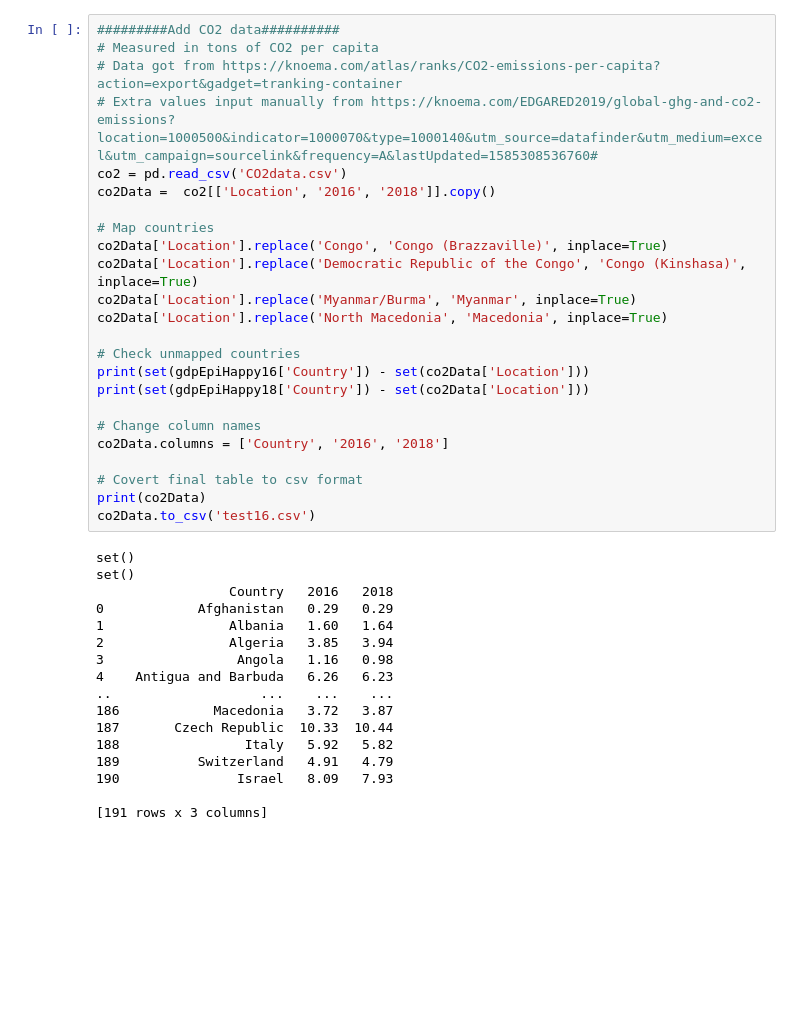
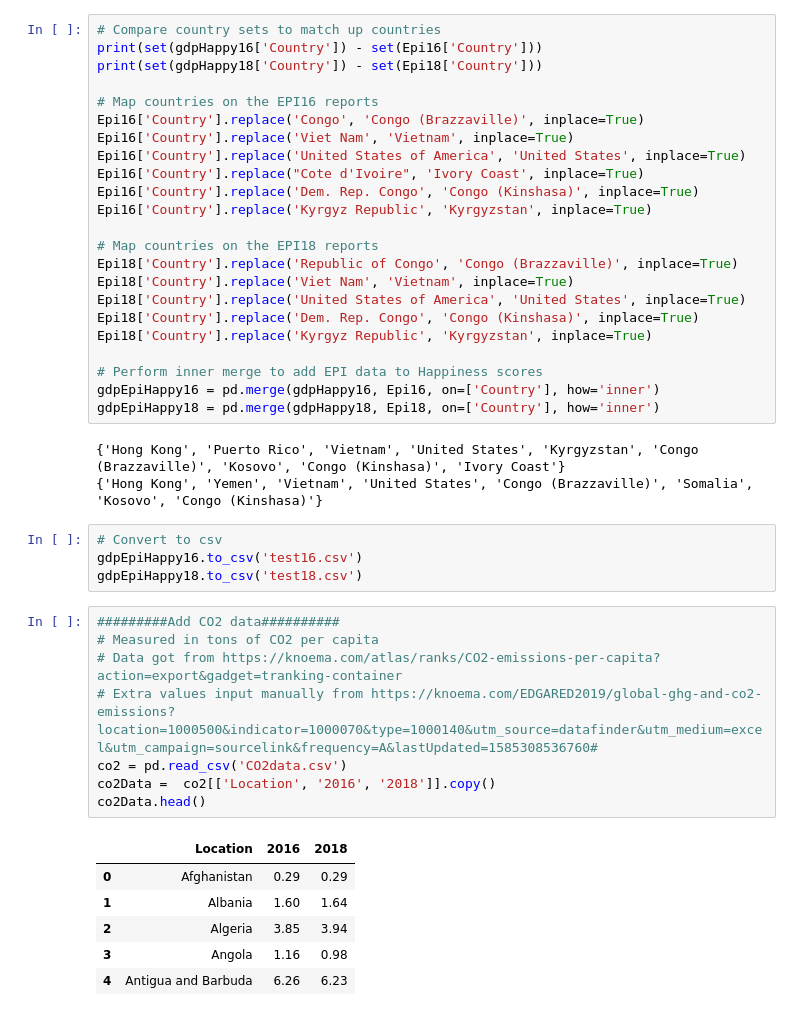
Before and after one commit to bennphsmith/Happy, a Jupyter notebook: PreData/Master.ipynb, the cells around one changed output. Cells and saved outputs as stored; diff of their text form; blank space fills up the shorter version.

```diff
--- a/PreData/Master.ipynb
+++ b/PreData/Master.ipynb
@@ -270,41 +149,45 @@ Country              Region  Happiness Score      gdpCap16  \
+# %%
+# Compare country sets to match up countries
+print(set(gdpHappy16['Country']) - set(Epi16['Country']))
+print(set(gdpHappy18['Country']) - set(Epi18['Country']))
+
+# Map countries on the EPI16 reports
+Epi16['Country'].replace('Congo', 'Congo (Brazzaville)', inplace=True)
+Epi16['Country'].replace('Viet Nam', 'Vietnam', inplace=True)
+Epi16['Country'].replace('United States of America', 'United States', inplace=True)
+Epi16['Country'].replace("Cote d'Ivoire", 'Ivory Coast', inplace=True)
+Epi16['Country'].replace('Dem. Rep. Congo', 'Congo (Kinshasa)', inplace=True)
+Epi16['Country'].replace('Kyrgyz Republic', 'Kyrgyzstan', inplace=True)
+
+# Map countries on the EPI18 reports
+Epi18['Country'].replace('Republic of Congo', 'Congo (Brazzaville)', inplace=True)
+Epi18['Country'].replace('Viet Nam', 'Vietnam', inplace=True)
+Epi18['Country'].replace('United States of America', 'United States', inplace=True)
+Epi18['Country'].replace('Dem. Rep. Congo', 'Congo (Kinshasa)', inplace=True)
+Epi18['Country'].replace('Kyrgyz Republic', 'Kyrgyzstan', inplace=True)
+
+# Perform inner merge to add EPI data to Happiness scores
+gdpEpiHappy16 = pd.merge(gdpHappy16, Epi16, on=['Country'], how='inner')
+gdpEpiHappy18 = pd.merge(gdpHappy18, Epi18, on=['Country'], how='inner')
+# %% [output]
+{'Hong Kong', 'Puerto Rico', 'Vietnam', 'United States', 'Kyrgyzstan', 'Congo (Brazzaville)', 'Kosovo', 'Congo (Kinshasa)', 'Ivory Coast'}
+{'Hong Kong', 'Yemen', 'Vietnam', 'United States', 'Congo (Brazzaville)', 'Somalia', 'Kosovo', 'Congo (Kinshasa)'}
+# %%
+# Convert to csv
+gdpEpiHappy16.to_csv('test16.csv')
+gdpEpiHappy18.to_csv('test18.csv')
 # %%
 #########Add CO2 data##########
 # Measured in tons of CO2 per capita
 # Data got from https://knoema.com/atlas/ranks/CO2-emissions-per-capita?action=export&gadget=tranking-container
 # Extra values input manually from https://knoema.com/EDGARED2019/global-ghg-and-co2-emissions?location=1000500&indicator=1000070&type=1000140&utm_source=datafinder&utm_medium=excel&utm_campaign=sourcelink&frequency=A&lastUpdated=1585308536760#
 co2 = pd.read_csv('CO2data.csv')
 co2Data =  co2[['Location', '2016', '2018']].copy()
-
-# Map countries
-co2Data['Location'].replace('Congo', 'Congo (Brazzaville)', inplace=True)
-co2Data['Location'].replace('Democratic Republic of the Congo', 'Congo (Kinshasa)', inplace=True)
-co2Data['Location'].replace('Myanmar/Burma', 'Myanmar', inplace=True)
-co2Data['Location'].replace('North Macedonia', 'Macedonia', inplace=True)
-
-# Check unmapped countries
-print(set(gdpEpiHappy16['Country']) - set(co2Data['Location']))
-print(set(gdpEpiHappy18['Country']) - set(co2Data['Location']))
-
-# Change column names
-co2Data.columns = ['Country', '2016', '2018']
-
-# Covert final table to csv format
-print(co2Data)
-co2Data.to_csv('test16.csv')
+co2Data.head()
 # %% [output]
-set()
-set()
-                 Country   2016   2018
-0            Afghanistan   0.29   0.29
-1                Albania   1.60   1.64
-2                Algeria   3.85   3.94
-3                 Angola   1.16   0.98
-4    Antigua and Barbuda   6.26   6.23
-..                   ...    ...    ...
-186            Macedonia   3.72   3.87
-187       Czech Republic  10.33  10.44
-188                Italy   5.92   5.82
-189          Switzerland   4.91   4.79
-190               Israel   8.09   7.93
-
-[191 rows x 3 columns]
+|  | Location | 2016 | 2018 |
+| 0 | Afghanistan | 0.29 | 0.29 |
+| 1 | Albania | 1.60 | 1.64 |
+| 2 | Algeria | 3.85 | 3.94 |
+| 3 | Angola | 1.16 | 0.98 |
+| 4 | Antigua and Barbuda | 6.26 | 6.23 |
```
Also changed, not shown: parts of 16 cells of this notebook, 24 other files.
